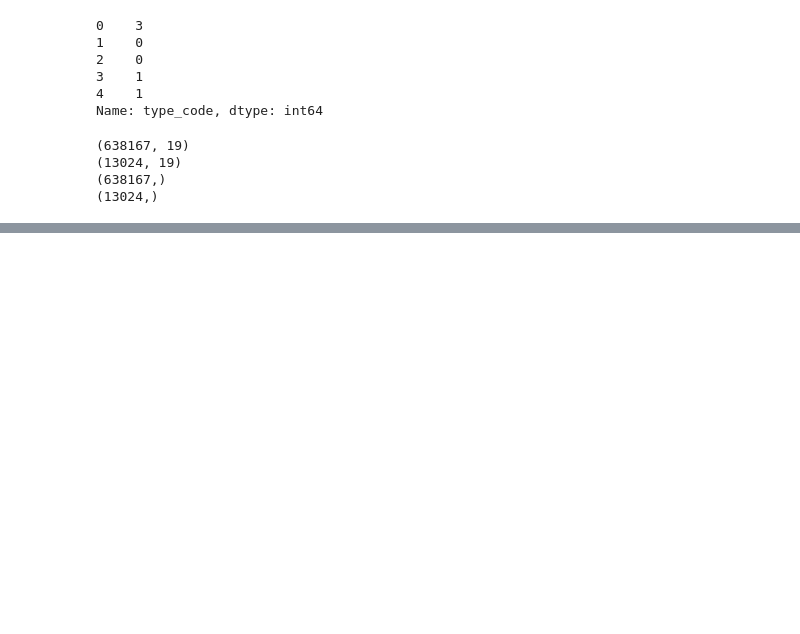
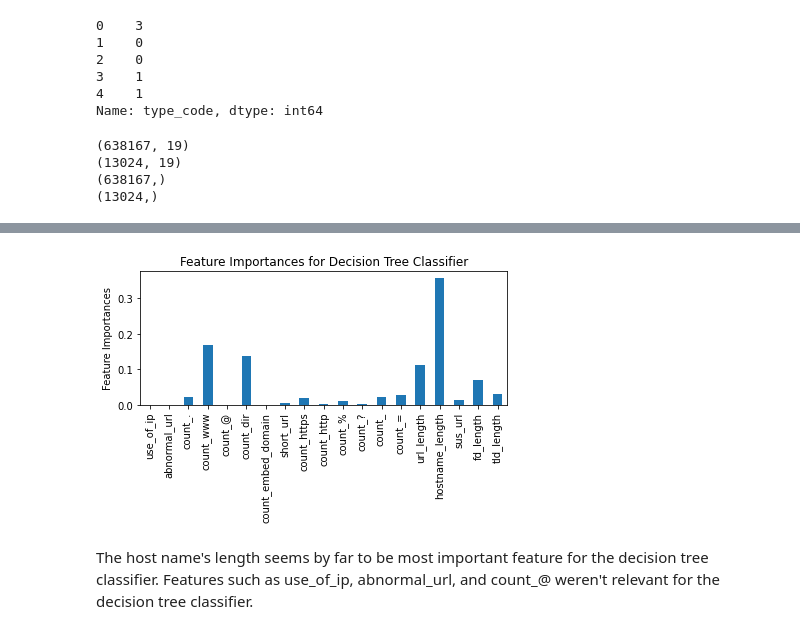
Before and after one commit to AlexYiningLiu/Malicious-URL-Classifier, a Jupyter notebook: src/modelTraining.ipynb, the cells around one changed output, grey strips where cells are left out. Cells and saved outputs as stored; diff of their text form; code cells hidden in the pictures; blank space fills up the shorter version.

```diff
--- a/src/modelTraining.ipynb
+++ b/src/modelTraining.ipynb
@@ -225,0 +287,7 @@ print(metrics['dt'])
+# %%
+start_time = time.time()
+importances = final_dt.feature_importances_
+elapsed_time = time.time() - start_time
+
+print(f"Elapsed time to compute the importances: "
+      f"{elapsed_time:.3f} seconds")
@@ -225,0 +296,11 @@ print(metrics['dt'])
+# %%
+importances = pd.Series(importances, index=complete_feature_set)
+fig, ax = plt.subplots()
+importances.plot.bar(ax=ax)
+ax.set_title("Feature Importances for Decision Tree Classifier")
+ax.set_ylabel("Feature Importances")
+fig.tight_layout()
+# %% [output]
+[figure, added]
+# %% [markdown]
+The host name's length seems by far to be most important feature for the decision tree classifier. Features such as use_of_ip, abnormal_url, and count_@ weren't relevant for the decision tree classifier.
```
Also changed, not shown: parts of 18 cells of this notebook.
